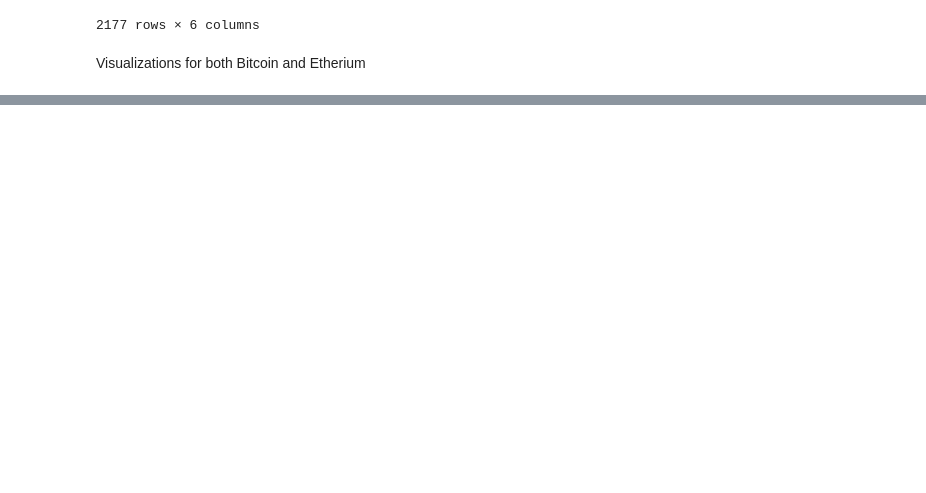
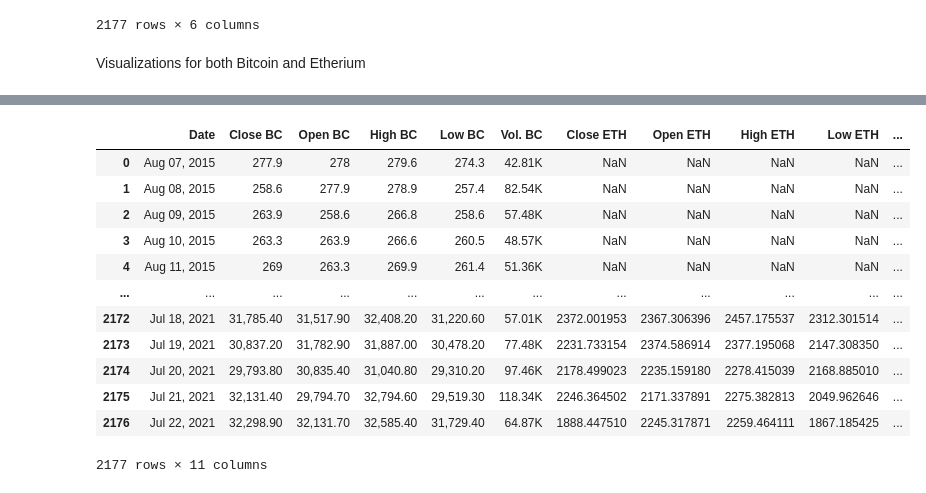
Before and after one commit to data301-2021-winter1/project-group08-project, a Jupyter notebook: notebooks/Colinmillette.ipynb, the cells around one changed output, grey strips where cells are left out. Saved outputs shown, nothing was run; the diff lists cells and outputs as text; code cells hidden in the pictures; blank space fills up the shorter version.

```diff
--- a/notebooks/Colinmillette.ipynb
+++ b/notebooks/Colinmillette.ipynb
@@ -71,2 +58,42 @@ KeyError: 'Volume'
 [figure]
 [figure]
+# %%
+import pandas as pd
+import seaborn as sns
+eth = pd.read_csv('C:/Users/mille/school/year3/Data301/project-group08-project/data/processed/etherium cleaned.csv')
+bc = pd.read_csv('C:/Users/mille/school/year3/Data301/project-group08-project/data/processed/Bitcoin Historical Data cleaned.csv')
+bc = bc.iloc[::-1]
+bc = bc.reset_index(drop=True)
+bc = bc.dropna(axis=0)
+eth = eth.iloc[::-1]
+eth = eth.reset_index(drop=True)
+eth = eth.dropna(axis=0)
+eth.rename(columns={'Date':'Date ETH'}, inplace=True)
+bc.rename(columns={'Close':'Close BC'},inplace=True)
+bc.rename(columns={'Open':'Open BC'}, inplace=True)
+bc.rename(columns={'High':'High BC'},inplace=True)
+bc.rename(columns={'Low':'Low BC'}, inplace=True)
+bc.rename(columns={'Vol.':'Vol. BC'}, inplace=True)
+eth.rename(columns={'Close':'Close ETH'}, inplace=True)
+eth.rename(columns={'Open':'Open ETH'}, inplace=True)
+eth.rename(columns={'High':'High ETH'}, inplace=True)
+eth.rename(columns={'Low':'Low ETH'}, inplace=True)
+eth.rename(columns={'Volume':'Vol. ETH'}, inplace=True)
+merge = pd.concat([bc, eth], axis=1)
+merge = merge.head(2177)
+merge =merge.drop('Date ETH', axis=1)
+merge
+# %% [output]
+|  | Date | Close BC | Open BC | High BC | Low BC | Vol. BC | Close ETH | Open ETH | High ETH | Low ETH | ... |
+| 0 | Aug 07, 2015 | 277.9 | 278 | 279.6 | 274.3 | 42.81K | NaN | NaN | NaN | NaN | ... |
+| 1 | Aug 08, 2015 | 258.6 | 277.9 | 278.9 | 257.4 | 82.54K | NaN | NaN | NaN | NaN | ... |
+| 2 | Aug 09, 2015 | 263.9 | 258.6 | 266.8 | 258.6 | 57.48K | NaN | NaN | NaN | NaN | ... |
+| 3 | Aug 10, 2015 | 263.3 | 263.9 | 266.6 | 260.5 | 48.57K | NaN | NaN | NaN | NaN | ... |
+| 4 | Aug 11, 2015 | 269 | 263.3 | 269.9 | 261.4 | 51.36K | NaN | NaN | NaN | NaN | ... |
+| ... | ... | ... | ... | ... | ... | ... | ... | ... | ... | ... | ... |
+| 2172 | Jul 18, 2021 | 31,785.40 | 31,517.90 | 32,408.20 | 31,220.60 | 57.01K | 2372.001953 | 2367.306396 | 2457.175537 | 2312.301514 | ... |
+| 2173 | Jul 19, 2021 | 30,837.20 | 31,782.90 | 31,887.00 | 30,478.20 | 77.48K | 2231.733154 | 2374.586914 | 2377.195068 | 2147.308350 | ... |
+| 2174 | Jul 20, 2021 | 29,793.80 | 30,835.40 | 31,040.80 | 29,310.20 | 97.46K | 2178.499023 | 2235.159180 | 2278.415039 | 2168.885010 | ... |
+| 2175 | Jul 21, 2021 | 32,131.40 | 29,794.70 | 32,794.60 | 29,519.30 | 118.34K | 2246.364502 | 2171.337891 | 2275.382813 | 2049.962646 | ... |
+| 2176 | Jul 22, 2021 | 32,298.90 | 32,131.70 | 32,585.40 | 31,729.40 | 64.87K | 1888.447510 | 2245.317871 | 2259.464111 | 1867.185425 | ... |
+2177 rows × 11 columns
```
Also changed, not shown: parts of 5 cells of this notebook.
